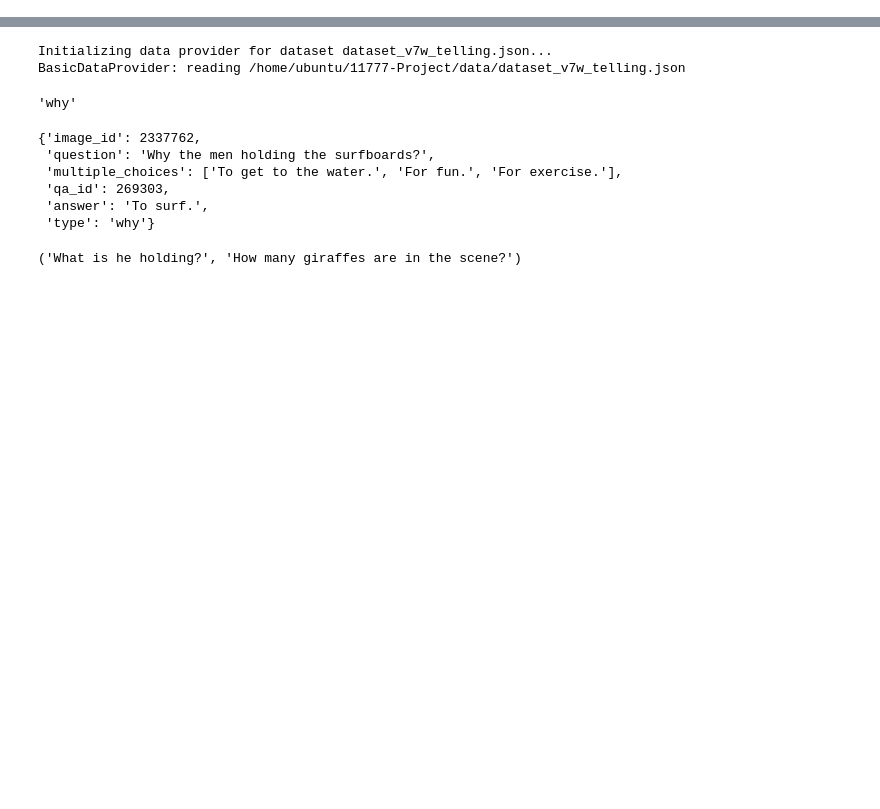
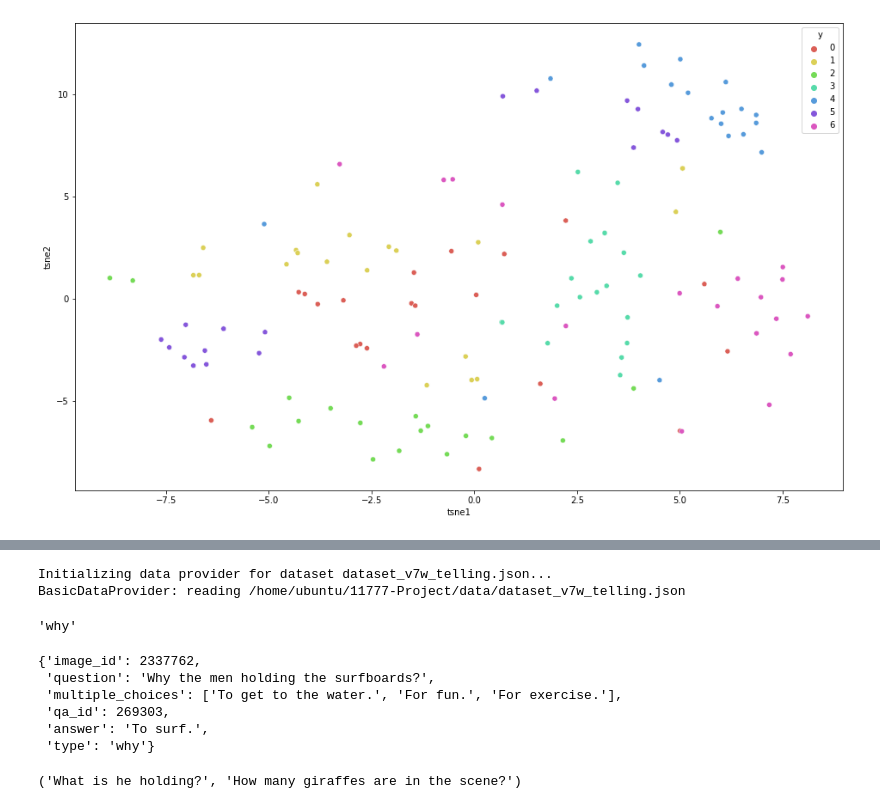
Before and after one commit to meghana17/visual-reasoning-VQA, a Jupyter notebook: language/bert_tsne.ipynb, the cells around one changed output, grey strips where cells are left out. Drawn from its saved outputs; the diff is of its cells as text; code cells hidden in the pictures; blank space fills up the shorter version.

Commit message:
add plots

```diff
--- a/language/bert_tsne.ipynb
+++ b/language/bert_tsne.ipynb
@@ -12,0 +76,3 @@ Some weights of the model checkpoint at bert-base-uncased were not used when ini
+# %%
+tsne = TSNE(n_components=2, init='random', random_state=0)
+features = tsne.fit_transform(questions_embed_all)
@@ -12,0 +83,2 @@ Some weights of the model checkpoint at bert-base-uncased were not used when ini
+# %%
+labels = np.repeat([0, 1, 2, 3, 4, 5, 6], 20)
@@ -12,0 +95,2 @@ Some weights of the model checkpoint at bert-base-uncased were not used when ini
+# %%
+df = pd.DataFrame(labels, columns=['y'])
@@ -12,0 +99,3 @@ Some weights of the model checkpoint at bert-base-uncased were not used when ini
+# %%
+df['tsne1'] = features[:, 0]
+df['tsne2'] = features[:, 1]
@@ -12,0 +120,11 @@ Some weights of the model checkpoint at bert-base-uncased were not used when ini
+# %%
+plt.figure(figsize=(16,10))
+sns_plot = sns.scatterplot(
+    x="tsne1", y="tsne2",
+    hue="y",
+    palette=sns.color_palette("hls", 7),
+    data=df,
+    legend="full"
+)
+# %% [output]
+[figure, added]
```
Also changed, not shown: parts of 26 cells of this notebook.
